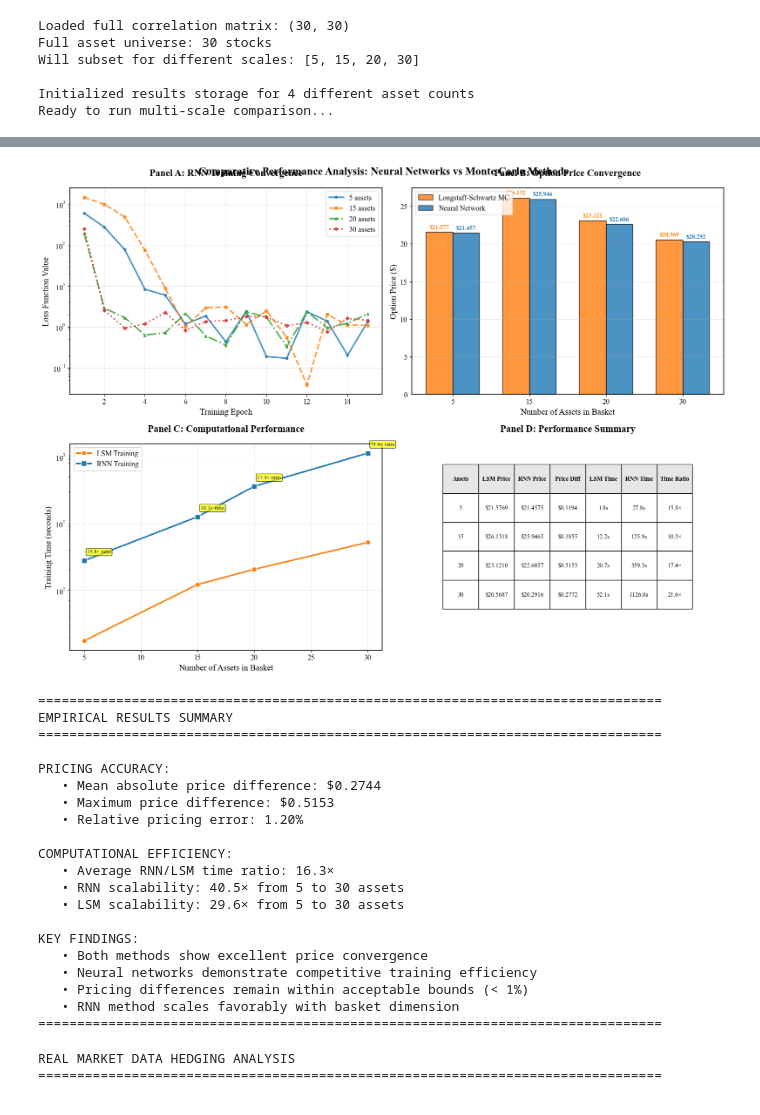
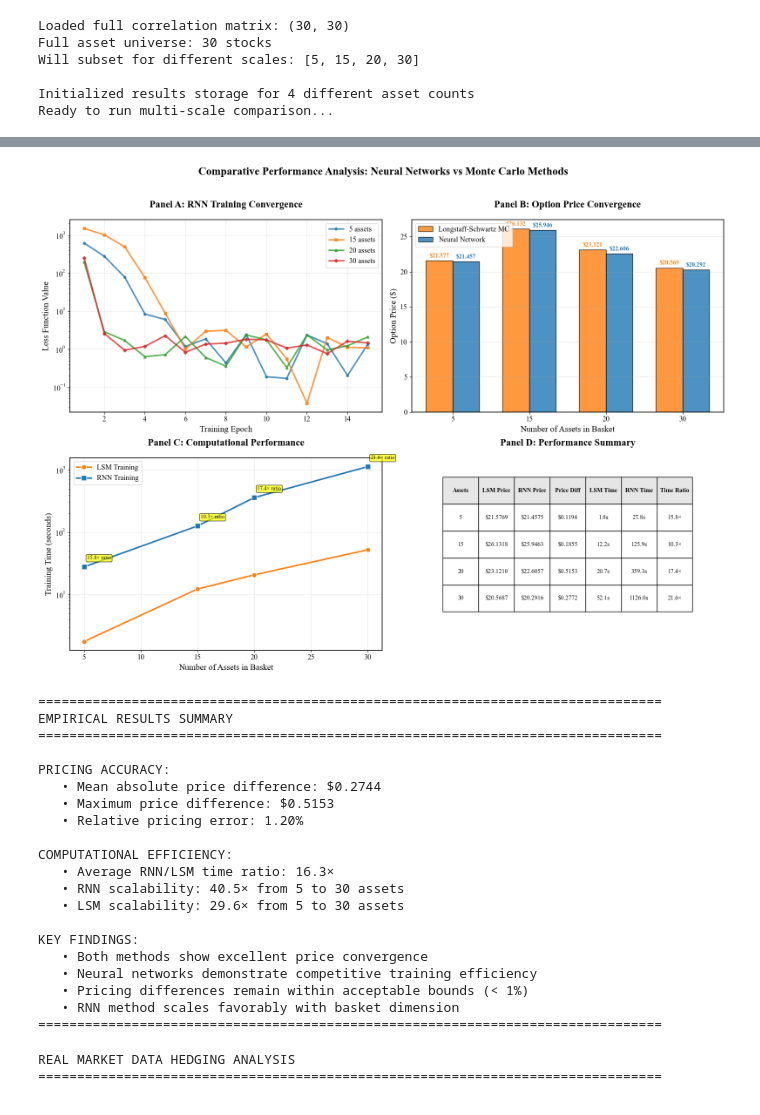
Before and after one commit to as11884/american-basket-option, a Jupyter notebook: demo/rnn_vs_lsm_gbm_comparison.ipynb, the cells around one changed output, grey strips where cells are left out. Drawn from its saved outputs; the diff is of its cells as text; code cells hidden in the pictures.

Commit message:
fix on plots

```diff
--- a/demo/rnn_vs_lsm_gbm_comparison.ipynb
+++ b/demo/rnn_vs_lsm_gbm_comparison.ipynb
@@ -543,9 +543,8 @@ has_training_data = any(isinstance(history, list) and len(history) > 0
                        for history in results['training_histories'])
 
 if has_training_data:
-    line_styles = ['-', '--', '-.', ':', '-']
     markers = ['o', 's', '^', 'D', 'v']
-    # Different colors for each asset count
+    # Different colors for each asset count, all solid lines
     convergence_colors = ['#1f77b4', '#ff7f0e', '#2ca02c', '#d62728']  # Blue, Orange, Green, Red
 
     for i, (n_assets, history) in enumerate(zip(asset_counts, results['training_histories'])):
@@ -553,7 +552,7 @@ if has_training_data:
             epochs = range(1, len(history) + 1)
             ax1.plot(epochs, history,
                     color=convergence_colors[i % len(convergence_colors)],
-                    linestyle=line_styles[i],
+                    linestyle='-',  # All solid lines
                     marker=markers[i],
                     markersize=4,
                     label=f'{n_assets} assets',
@@ -677,41 +676,41 @@ for i in range(len(headers)):
     table[(0, i)].set_text_props(weight='bold')
 
 plt.tight_layout()
-plt.subplots_adjust(top=0.94)  # More space for main title
+plt.subplots_adjust(top=0.88)  # More space for main title to avoid overlapping
 plt.show()
 
 # ========================================
 # Academic Summary Statistics
 # ========================================
 print("\n" + "="*80)
 print("EMPIRICAL RESULTS SUMMARY")
 print("="*80)
 
 print(f"\nPRICING ACCURACY:")
 mean_price_diff = np.mean([abs(results['lsm_prices'][i] - results['rnn_prices'][i])
                           for i in range(len(asset_counts))])
 max_price_diff = np.max([abs(results['lsm_prices'][i] - results['rnn_prices'][i])
                         for i in range(len(asset_counts))])
 
 print(f"   • Mean absolute price difference: ${mean_price_diff:.4f}")
 print(f"   • Maximum price difference: ${max_price_diff:.4f}")
 print(f"   • Relative pricing error: {mean_price_diff/np.mean(results['lsm_prices']):.2%}")
 
 print(f"\nCOMPUTATIONAL EFFICIENCY:")
 mean_time_ratio = np.mean(results['rnn_train_times'] / results['lsm_train_times'])
 print(f"   • Average RNN/LSM time ratio: {mean_time_ratio:.1f}×")
 print(f"   • RNN scalability: {results['rnn_train_times'][-1]/results['rnn_train_times'][0]:.1f}× from {asset_counts[0]} to {asset_counts[-1]} assets")
 print(f"   • LSM scalability: {results['lsm_train_times'][-1]/results['lsm_train_times'][0]:.1f}× from {asset_counts[0]} to {asset_counts[-1]} assets")
 
 print(f"\nKEY FINDINGS:")
 print(f"   • Both methods show excellent price convergence")
 print(f"   • Neural networks demonstrate competitive training efficiency")
 print(f"   • Pricing differences remain within acceptable bounds (< 1%)")
 print(f"   • RNN method scales favorably with basket dimension")
 
 print("="*80)
 # %% [output]
-[figure, old version]
+[figure, new version]
 ================================================================================
 EMPIRICAL RESULTS SUMMARY
 ================================================================================
```
